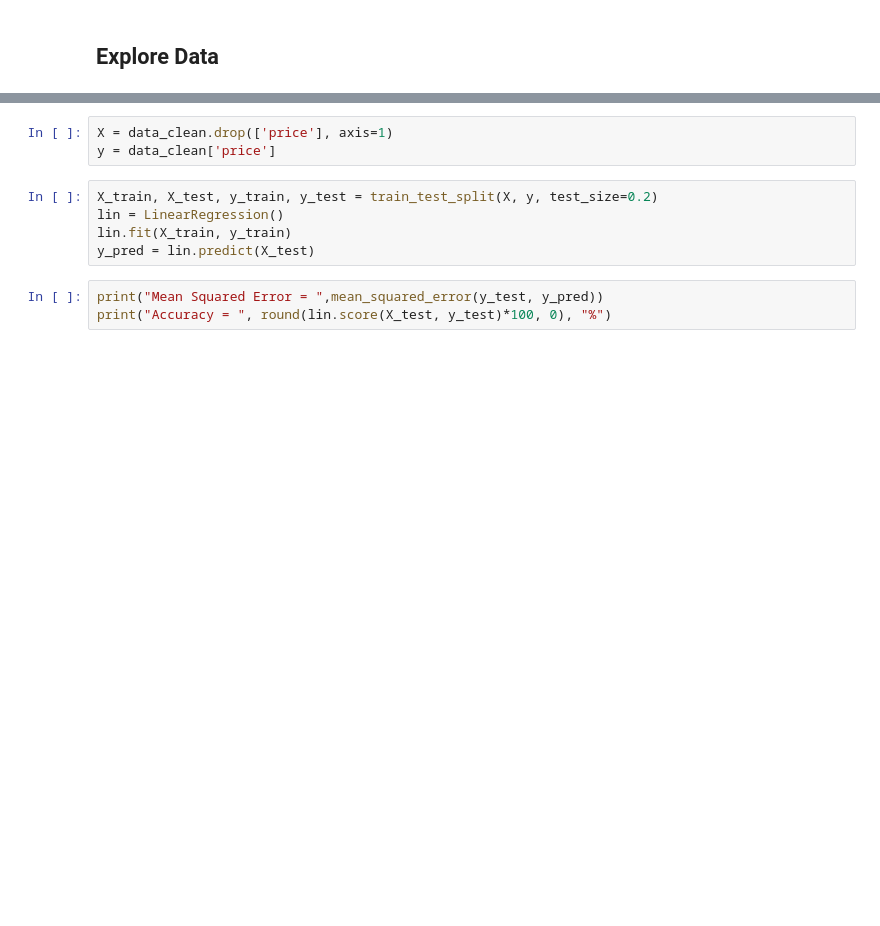
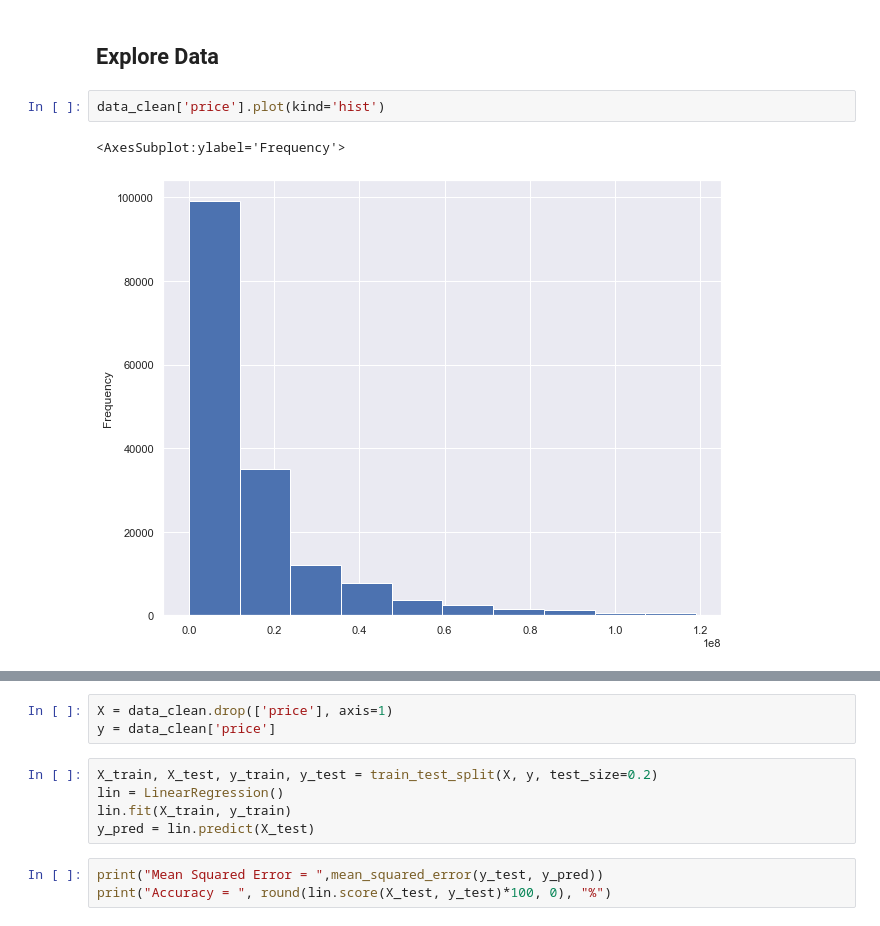
Before and after one commit to adikusuma14/House-Prediction-Pakistan, a Jupyter notebook: notebook.ipynb, the cells around one changed output, grey strips where cells are left out. Drawn from its saved outputs; the diff is of its cells as text; blank space fills up the shorter version.

```diff
--- a/notebook.ipynb
+++ b/notebook.ipynb
@@ -174,4 +175,9 @@ data_clean.head()
 # %% [markdown]
 <h2>Explore Data</h2>
+# %%
+data_clean['price'].plot(kind='hist')
+# %% [output]
+<AxesSubplot:ylabel='Frequency'>
+[figure, added]
 # %%
 sns.set(rc = {'figure.figsize':(10,8)})
```
Also changed, not shown: parts of 7 cells of this notebook.
